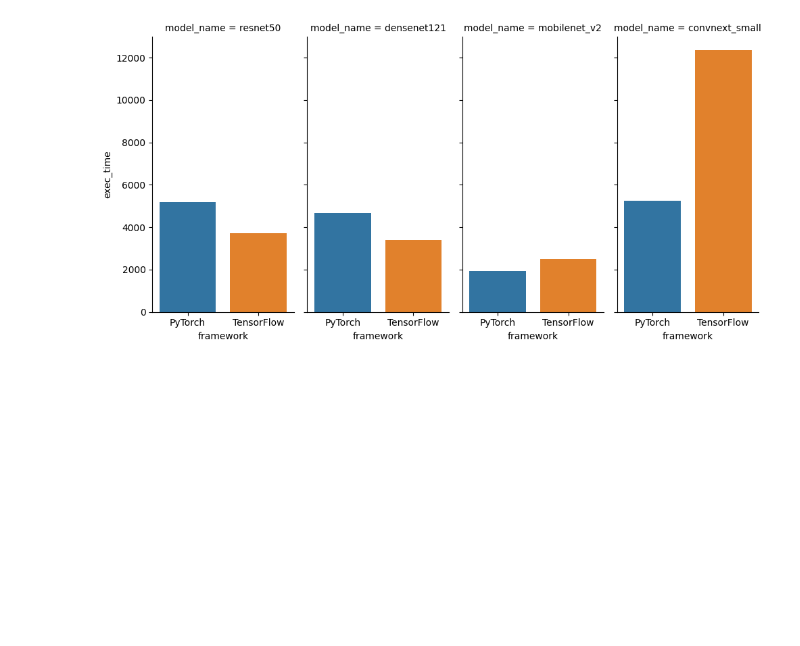
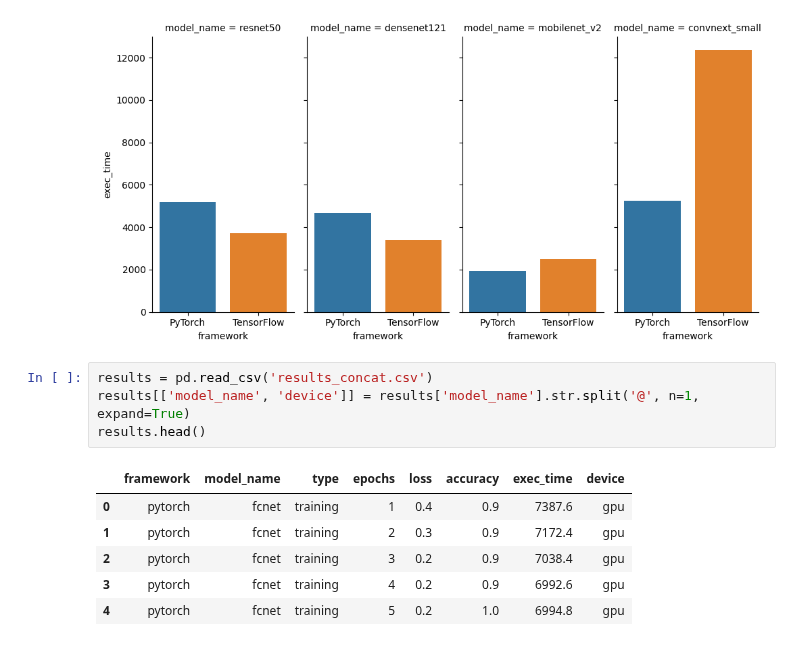
Before and after one commit to mihawb/dnn-lang-comparison, a Jupyter notebook: analysis/anlalysis.ipynb, the cells around one changed output. Drawn from its saved outputs; the diff is of its cells as text; blank space fills up the shorter version.

```diff
--- a/analysis/anlalysis.ipynb
+++ b/analysis/anlalysis.ipynb
@@ -179,3 +179,14 @@ if GENERATE_PNGS:
 	fig.savefig('./plots/py_modern_models_infer.png')
 # %% [output]
 [figure]
+# %%
+results = pd.read_csv('results_concat.csv')
+results[['model_name', 'device']] = results['model_name'].str.split('@', n=1, expand=True)
+results.head()
+# %% [output]
+|  | framework | model_name | type | epochs | loss | accuracy | exec_time | device |
+| 0 | pytorch | fcnet | training | 1 | 0.4 | 0.9 | 7387.6 | gpu |
+| 1 | pytorch | fcnet | training | 2 | 0.3 | 0.9 | 7172.4 | gpu |
+| 2 | pytorch | fcnet | training | 3 | 0.2 | 0.9 | 7038.4 | gpu |
+| 3 | pytorch | fcnet | training | 4 | 0.2 | 0.9 | 6992.6 | gpu |
+| 4 | pytorch | fcnet | training | 5 | 0.2 | 1.0 | 6994.8 | gpu |
```
Also changed, not shown: parts of 2 cells of this notebook, 1 other file.
